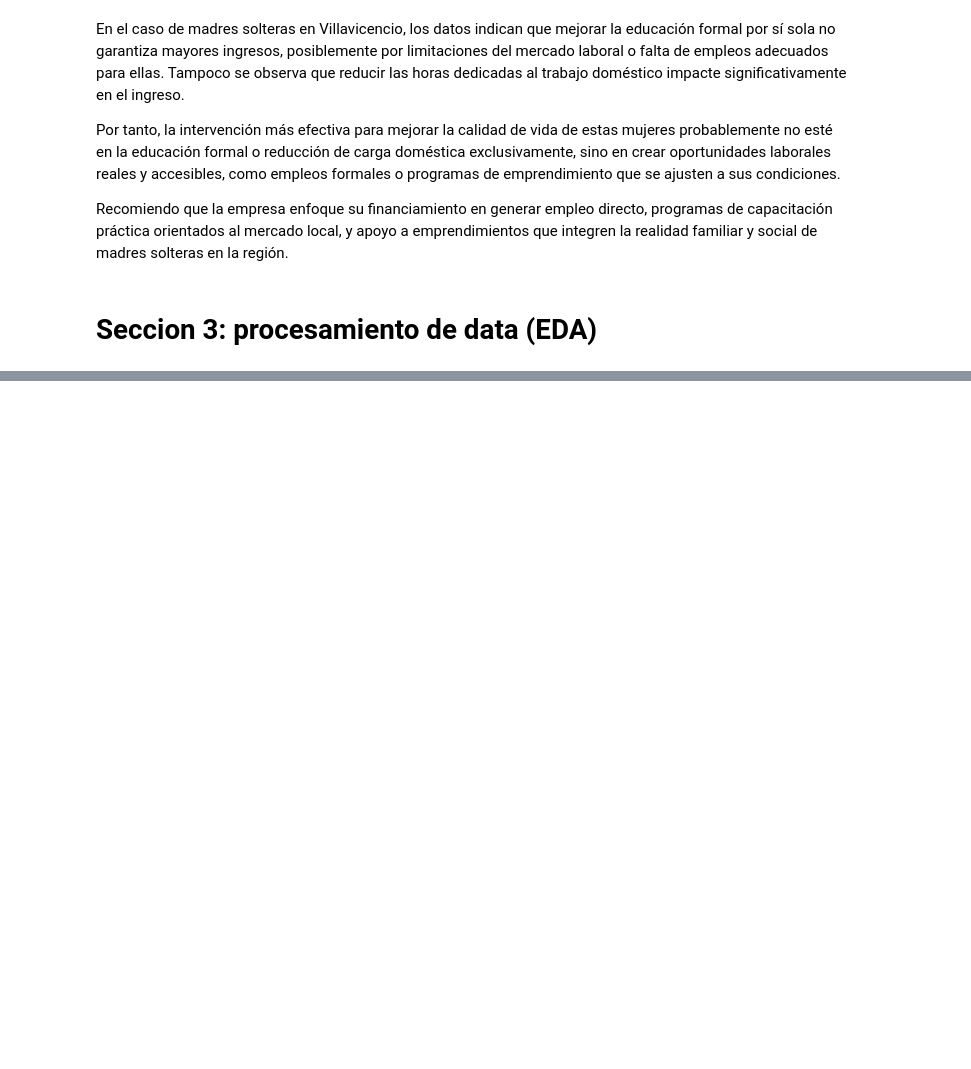
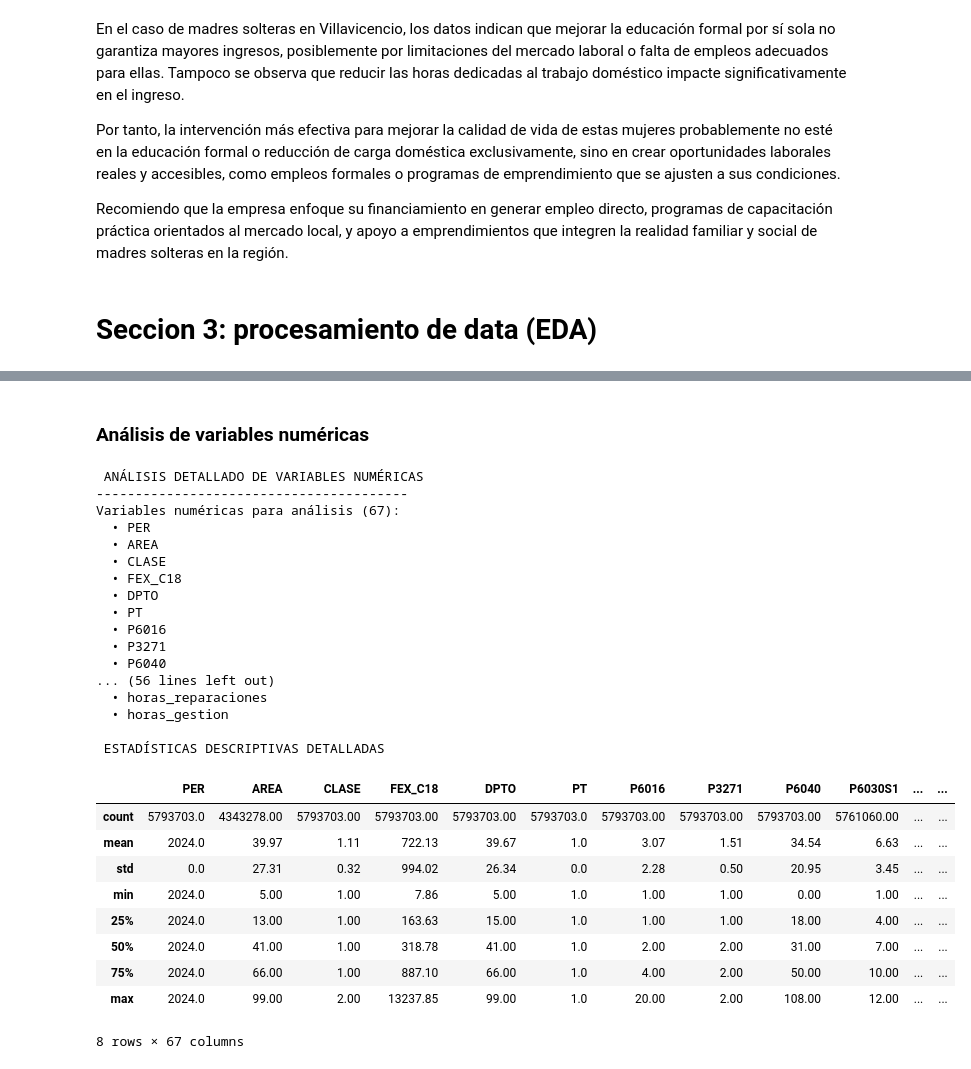
Before and after one commit to Lufe04/FinalAnalitica, a Jupyter notebook: ParcialFinal.ipynb, the cells around one changed output, grey strips where cells are left out. Cells and saved outputs as stored; diff of their text form; code cells hidden in the pictures; blank space fills up the shorter version.

```diff
--- a/ParcialFinal.ipynb
+++ b/ParcialFinal.ipynb
@@ -2382,0 +2383,26 @@ Recomiendo que la empresa enfoque su financiamiento en generar empleo directo, p
+# %%
+import numpy as np
+print(f"\n CLASIFICACIÓN DE VARIABLES")
+print("-" * 40)
+
+# Identificar tipos de variables
+numeric_vars = df_consolidado.select_dtypes(include=[np.number]).columns.tolist()
+categorical_vars = df_consolidado.select_dtypes(include=['object']).columns.tolist()
+
+# Variables por contexto
+temporal_vars = ['MES_NOMBRE', 'PERIODO', 'MES_NUMERO']
+hours_vars = [col for col in df_consolidado.columns if 'horas_' in col.lower()]
+id_vars = ['DIRECTORIO', 'SECUENCIA_P', 'ORDEN', 'HOGAR', 'REGIS']
+
+print(f" Variables numéricas ({len(numeric_vars)}):")
+for i in range(0, len(numeric_vars), 5):  # Mostrar de 5 en 5
+    print(f"    {numeric_vars[i:i+5]}")
+
+print(f"\n Variables categóricas ({len(categorical_vars)}):")
+for var in categorical_vars:
+    unique_count = df_consolidado[var].nunique()
+    print(f"    {var}: {unique_count} valores únicos")
+
+print(f"\n Variables temporales ({len(temporal_vars)}): {temporal_vars}")
+print(f" Variables de horas ({len(hours_vars)}): {hours_vars}")
+print(f" Variables de identificación ({len(id_vars)}): {id_vars}")
@@ -2382,0 +2481,45 @@ Recomiendo que la empresa enfoque su financiamiento en generar empleo directo, p
+# %% [markdown]
+### Análisis de variables numéricas
+# %%
+print(f"\n ANÁLISIS DETALLADO DE VARIABLES NUMÉRICAS")
+print("-" * 40)
+
+# Variables numéricas relevantes (excluyendo IDs y temporales)
+numeric_analysis_vars = [col for col in numeric_vars if col not in id_vars + ['PERIODO', 'MES_NUMERO']]
+
+print(f"Variables numéricas para análisis ({len(numeric_analysis_vars)}):")
+for var in numeric_analysis_vars:
+    print(f"  • {var}")
+
+if len(numeric_analysis_vars) > 0:
+    # Estadísticas descriptivas detalladas
+    print(f"\n ESTADÍSTICAS DESCRIPTIVAS DETALLADAS")
+    display(df_consolidado[numeric_analysis_vars].describe().round(2))
+# %% [output]
+ ANÁLISIS DETALLADO DE VARIABLES NUMÉRICAS
+----------------------------------------
+Variables numéricas para análisis (67):
+  • PER
+  • AREA
+  • CLASE
+  • FEX_C18
+  • DPTO
+  • PT
+  • P6016
+  • P3271
+  • P6040
+... (56 lines left out)
+  • horas_reparaciones
+  • horas_gestion
+
+ ESTADÍSTICAS DESCRIPTIVAS DETALLADAS
+|  | PER | AREA | CLASE | FEX_C18 | DPTO | PT | P6016 | P3271 | P6040 | P6030S1 | ... | ... |
+| count | 5793703.0 | 4343278.00 | 5793703.00 | 5793703.00 | 5793703.00 | 5793703.0 | 5793703.00 | 5793703.00 | 5793703.00 | 5761060.00 | ... | ... |
+| mean | 2024.0 | 39.97 | 1.11 | 722.13 | 39.67 | 1.0 | 3.07 | 1.51 | 34.54 | 6.63 | ... | ... |
+| std | 0.0 | 27.31 | 0.32 | 994.02 | 26.34 | 0.0 | 2.28 | 0.50 | 20.95 | 3.45 | ... | ... |
+| min | 2024.0 | 5.00 | 1.00 | 7.86 | 5.00 | 1.0 | 1.00 | 1.00 | 0.00 | 1.00 | ... | ... |
+| 25% | 2024.0 | 13.00 | 1.00 | 163.63 | 15.00 | 1.0 | 1.00 | 1.00 | 18.00 | 4.00 | ... | ... |
+| 50% | 2024.0 | 41.00 | 1.00 | 318.78 | 41.00 | 1.0 | 2.00 | 2.00 | 31.00 | 7.00 | ... | ... |
+| 75% | 2024.0 | 66.00 | 1.00 | 887.10 | 66.00 | 1.0 | 4.00 | 2.00 | 50.00 | 10.00 | ... | ... |
+| max | 2024.0 | 99.00 | 2.00 | 13237.85 | 99.00 | 1.0 | 20.00 | 2.00 | 108.00 | 12.00 | ... | ... |
+8 rows × 67 columns
```
Also changed, not shown: parts of 46 cells of this notebook.
